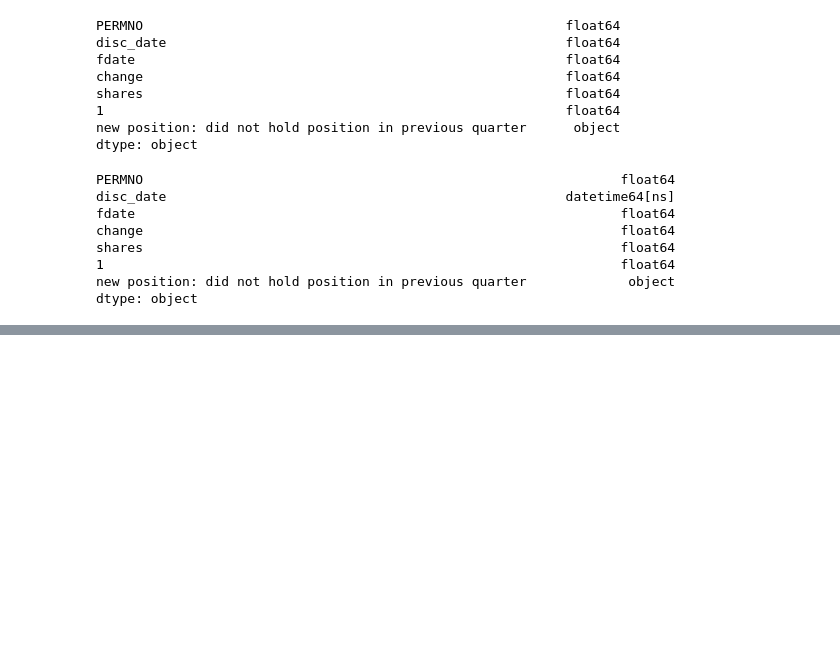
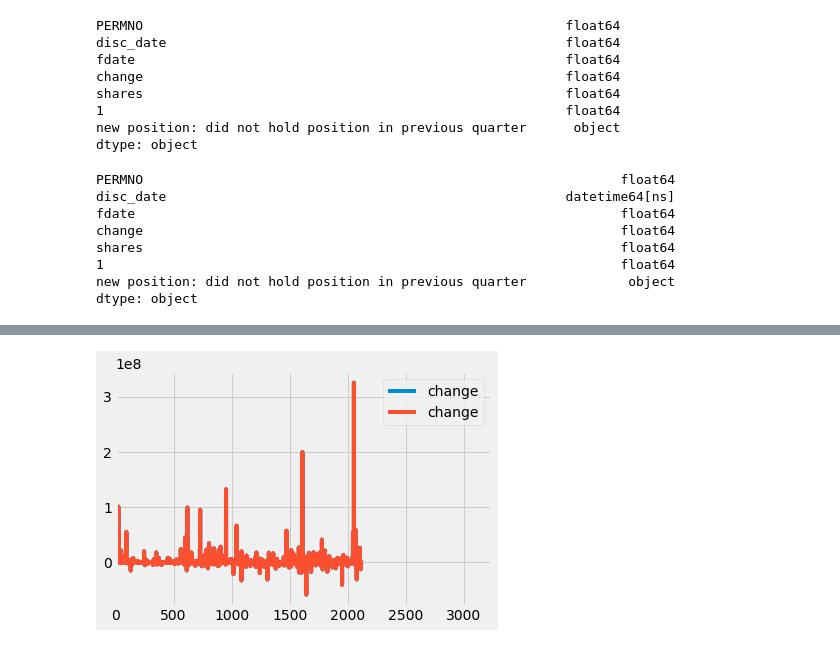
Before and after one commit to altice/PythonNotebooks, a Jupyter notebook: Berkshire_Test.ipynb, the cells around one changed output, grey strips where cells are left out. Saved outputs shown, nothing was run; the diff lists cells and outputs as text; code cells hidden in the pictures; blank space fills up the shorter version.

Commit message:
Adding some charts

```diff
--- a/Berkshire_Test.ipynb
+++ b/Berkshire_Test.ipynb
@@ -94,3 +95,9 @@ berkshire.head()
 | 2 | 16424.0 | 1970-01-01 00:00:00.020000515 | 20000331.0 | 0.0 | 96000000.0 | 4.0 | decrease: decreased position, but... |
 | 3 | 32379.0 | 1970-01-01 00:00:00.020000515 | 20000331.0 | 2222500.0 | 6480700.0 | 5.0 | liquidation: sold all holdings in... |
 | 4 | 38906.0 | 1970-01-01 00:00:00.020000515 | 20000331.0 | 0.0 | 5703087.0 | NaN | NaN |
+# %%
+berkshire['change'].plot()
+plt.legend()
+plt.show()
+# %% [output]
+[figure, added]
```
Also changed, not shown: parts of 2 cells of this notebook.
